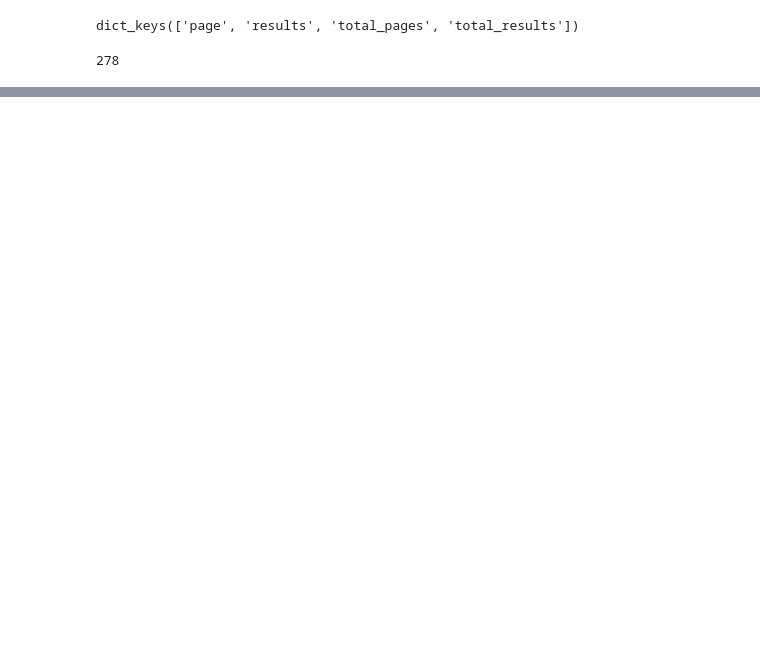
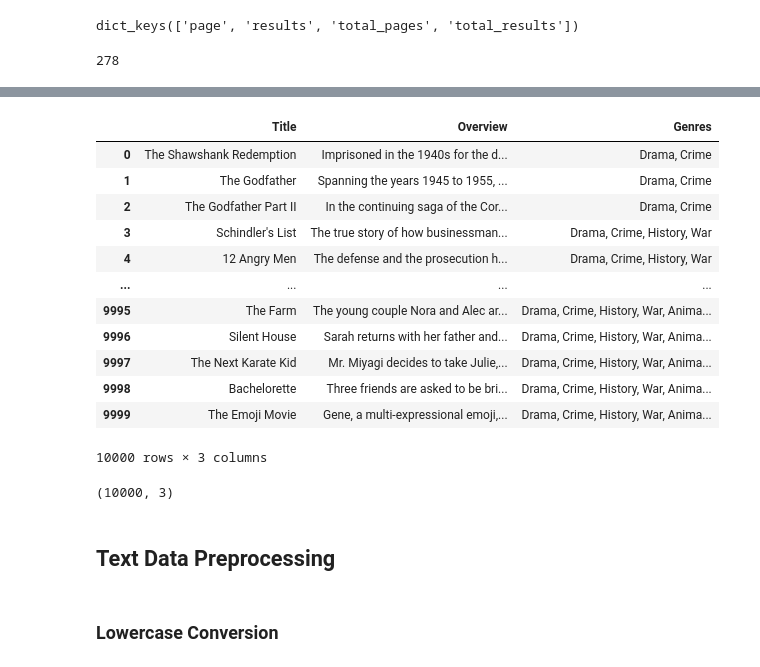
Before and after one commit to BUFONJOKER/nlp-course-campusx, a Jupyter notebook: 01-Assignment.ipynb, the cells around one changed output, grey strips where cells are left out. Saved outputs shown, nothing was run; the diff lists cells and outputs as text; code cells hidden in the pictures; blank space fills up the shorter version.

```diff
--- a/01-Assignment.ipynb
+++ b/01-Assignment.ipynb
@@ -23,0 +168,60 @@ total_results: 10627
+# %%
+# movies with genre names list
+movie_list = []
+genre_list = []
+
+# loop to iterate through 500 pages
+for page in range(1,501):
+
+    # url to fetch top rated movies
+    url = f"https://api.themoviedb.org/3/movie/top_rated?api_key=8265bd1679663a7ea12ac168da84d2e8&language=en-US&page={page}"
+    # getting response from the API
+    response = requests.get(url)
+    # covering response to json
+    data = response.json()
+
+    # loop to iterate throough each movie in results
+    for movie in data['results']:
+
+        # loop to get Genre Names from Genre IDs and adding to list
+        for genre_id in movie['genre_ids']:
+            # extracting genre name from genre id
+            genre_name = df_genres[df_genres['id']==genre_id]['name'].values[0]
+
+            # checking if genre name is already in the list or not
+            if genre_name not in genre_list:
+                genre_list.append(genre_name)
+
+        # adding movie details to movie list
+        movie_list.append({
+            'Title': movie['title'],
+            'Overview': movie['overview'],
+            'Genres': ', '.join(genre_list)
+        })
+
+# creating dataframe from movie list
+df_movies = pd.DataFrame(movie_list)
+# %%
+df_movies
+# %% [output]
+|  | Title | Overview | Genres |
+| 0 | The Shawshank Redemption | Imprisoned in the 1940s for the d... | Drama, Crime |
+| 1 | The Godfather | Spanning the years 1945 to 1955, ... | Drama, Crime |
+| 2 | The Godfather Part II | In the continuing saga of the Cor... | Drama, Crime |
+| 3 | Schindler's List | The true story of how businessman... | Drama, Crime, History, War |
+| 4 | 12 Angry Men | The defense and the prosecution h... | Drama, Crime, History, War |
+| ... | ... | ... | ... |
+| 9995 | The Farm | The young couple Nora and Alec ar... | Drama, Crime, History, War, Anima... |
+| 9996 | Silent House | Sarah returns with her father and... | Drama, Crime, History, War, Anima... |
+| 9997 | The Next Karate Kid | Mr. Miyagi decides to take Julie,... | Drama, Crime, History, War, Anima... |
+| 9998 | Bachelorette | Three friends are asked to be bri... | Drama, Crime, History, War, Anima... |
+| 9999 | The Emoji Movie | Gene, a multi-expressional emoji,... | Drama, Crime, History, War, Anima... |
+10000 rows × 3 columns
+# %%
+df_movies.shape
+# %% [output]
+(10000, 3)
+# %% [markdown]
+## Text Data Preprocessing
+# %% [markdown]
+### Lowercase Conversion
```
Also changed, not shown: parts of 79 cells of this notebook.
